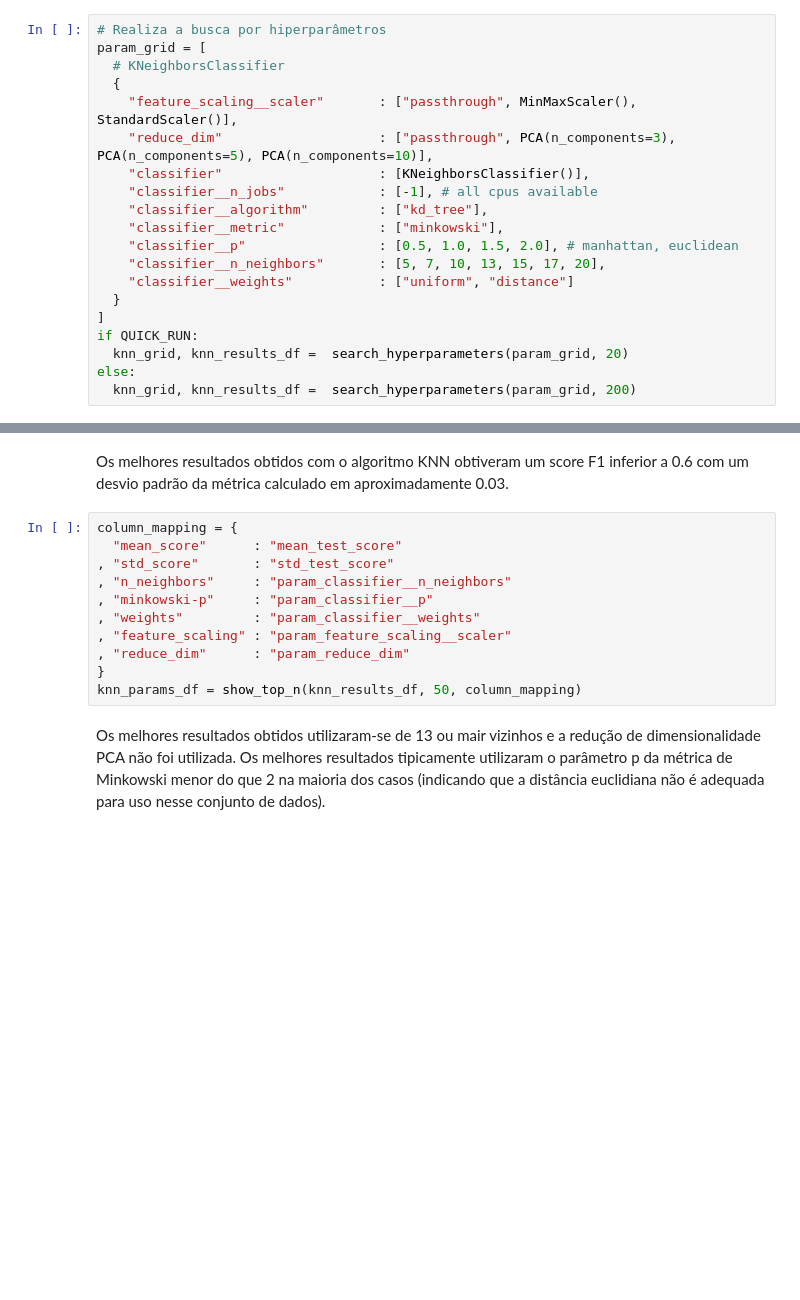
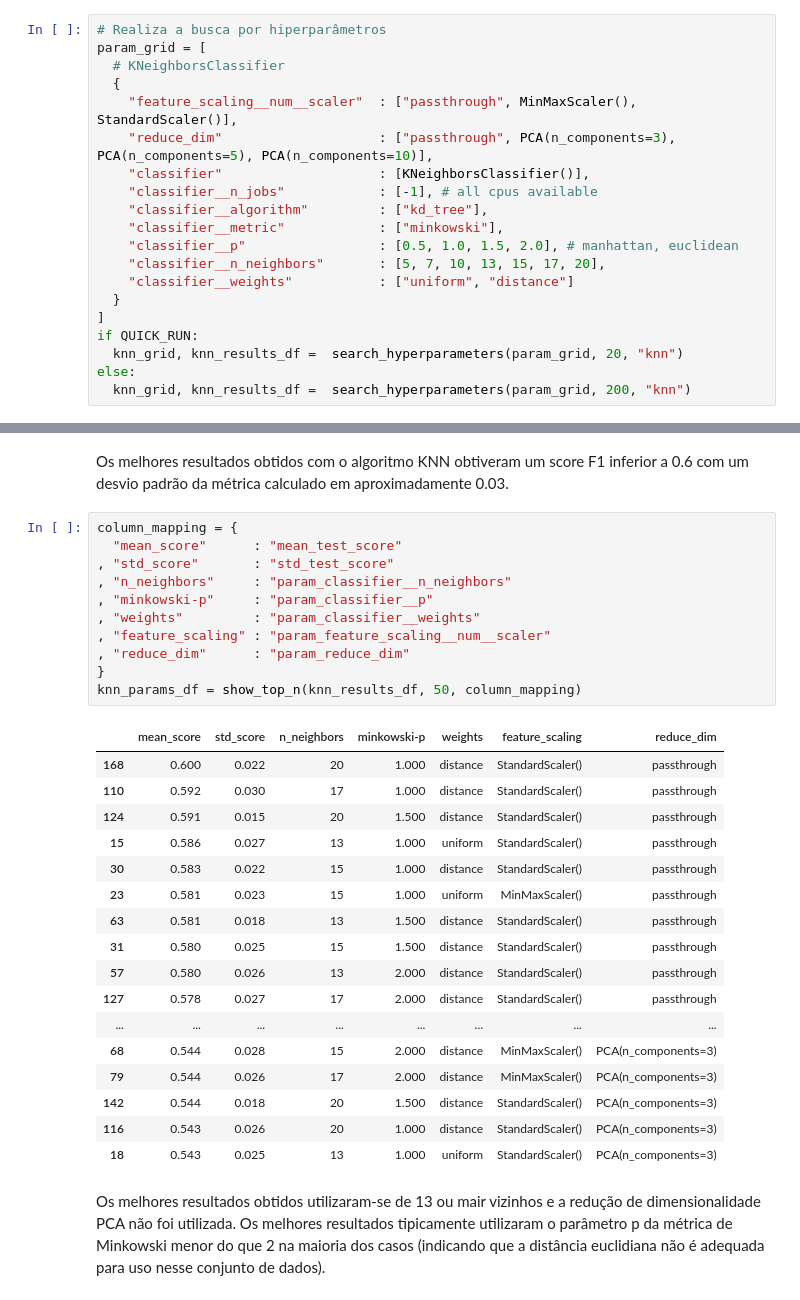
Before and after one commit to itaborai83/ecd221-ML-trabalho, a Jupyter notebook: ML_7_Projeto_completo_de_Classificação_Binária_Telco_Churn.ipynb, the cells around one changed output, grey strips where cells are left out. Drawn from its saved outputs; the diff is of its cells as text; blank space fills up the shorter version.

```diff
--- a/ML_7_Projeto_completo_de_Classificação_Binária_Telco_Churn.ipynb
+++ b/ML_7_Projeto_completo_de_Classificação_Binária_Telco_Churn.ipynb
@@ -1025,7 +1074,7 @@ report_results(logreg_grid)
 param_grid = [
   # KNeighborsClassifier
   {
-    "feature_scaling__scaler"       : ["passthrough", MinMaxScaler(), StandardScaler()],
+    "feature_scaling__num__scaler"  : ["passthrough", MinMaxScaler(), StandardScaler()],
     "reduce_dim"                    : ["passthrough", PCA(n_components=3), PCA(n_components=5), PCA(n_components=10)],
     "classifier"                    : [KNeighborsClassifier()],
     "classifier__n_jobs"            : [-1], # all cpus available
@@ -1037,6 +1086,6 @@ param_grid = [
   }
 ]
 if QUICK_RUN:
-  knn_grid, knn_results_df =  search_hyperparameters(param_grid, 20)
+  knn_grid, knn_results_df =  search_hyperparameters(param_grid, 20, "knn")
 else:
-  knn_grid, knn_results_df =  search_hyperparameters(param_grid, 200)
+  knn_grid, knn_results_df =  search_hyperparameters(param_grid, 200, "knn")
@@ -1047,14 +1112,32 @@ Os melhores resultados obtidos com o algoritmo KNN obtiveram um score F1 inferio
 # %%
 column_mapping = {
   "mean_score"      : "mean_test_score"
 , "std_score"       : "std_test_score"
 , "n_neighbors"     : "param_classifier__n_neighbors"
 , "minkowski-p"     : "param_classifier__p"
 , "weights"         : "param_classifier__weights"
-, "feature_scaling" : "param_feature_scaling__scaler"
+, "feature_scaling" : "param_feature_scaling__num__scaler"
 , "reduce_dim"      : "param_reduce_dim"
 }
 knn_params_df = show_top_n(knn_results_df, 50, column_mapping)
+# %% [output]
+|  | mean_score | std_score | n_neighbors | minkowski-p | weights | feature_scaling | reduce_dim |
+| 168 | 0.600 | 0.022 | 20 | 1.000 | distance | StandardScaler() | passthrough |
+| 110 | 0.592 | 0.030 | 17 | 1.000 | distance | StandardScaler() | passthrough |
+| 124 | 0.591 | 0.015 | 20 | 1.500 | distance | StandardScaler() | passthrough |
+| 15 | 0.586 | 0.027 | 13 | 1.000 | uniform | StandardScaler() | passthrough |
+| 30 | 0.583 | 0.022 | 15 | 1.000 | distance | StandardScaler() | passthrough |
+| 23 | 0.581 | 0.023 | 15 | 1.000 | uniform | MinMaxScaler() | passthrough |
+| 63 | 0.581 | 0.018 | 13 | 1.500 | distance | StandardScaler() | passthrough |
+| 31 | 0.580 | 0.025 | 15 | 1.500 | distance | StandardScaler() | passthrough |
+| 57 | 0.580 | 0.026 | 13 | 2.000 | distance | StandardScaler() | passthrough |
+| 127 | 0.578 | 0.027 | 17 | 2.000 | distance | StandardScaler() | passthrough |
+| ... | ... | ... | ... | ... | ... | ... | ... |
+| 68 | 0.544 | 0.028 | 15 | 2.000 | distance | MinMaxScaler() | PCA(n_components=3) |
+| 79 | 0.544 | 0.026 | 17 | 2.000 | distance | MinMaxScaler() | PCA(n_components=3) |
+| 142 | 0.544 | 0.018 | 20 | 1.500 | distance | StandardScaler() | PCA(n_components=3) |
+| 116 | 0.543 | 0.026 | 20 | 1.000 | distance | StandardScaler() | PCA(n_components=3) |
+| 18 | 0.543 | 0.025 | 13 | 1.000 | uniform | StandardScaler() | PCA(n_components=3) |
 # %% [markdown]
 Os melhores resultados obtidos utilizaram-se de 13 ou mair vizinhos e a redução de dimensionalidade PCA não foi utilizada. Os melhores resultados tipicamente utilizaram o parâmetro p da métrica de Minkowski menor do que 2 na maioria dos casos (indicando que a distância euclidiana não é adequada para uso nesse conjunto de dados).
 # %%
```
Also changed, not shown: parts of 40 cells of this notebook.
